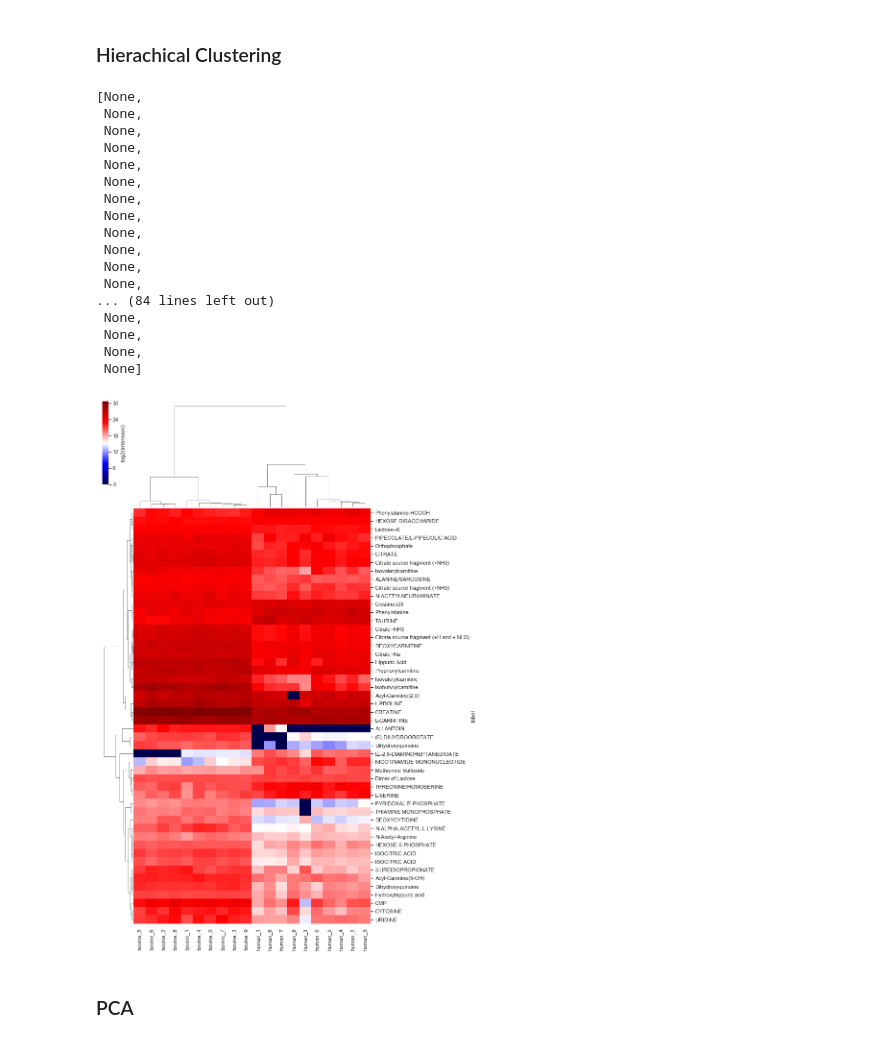
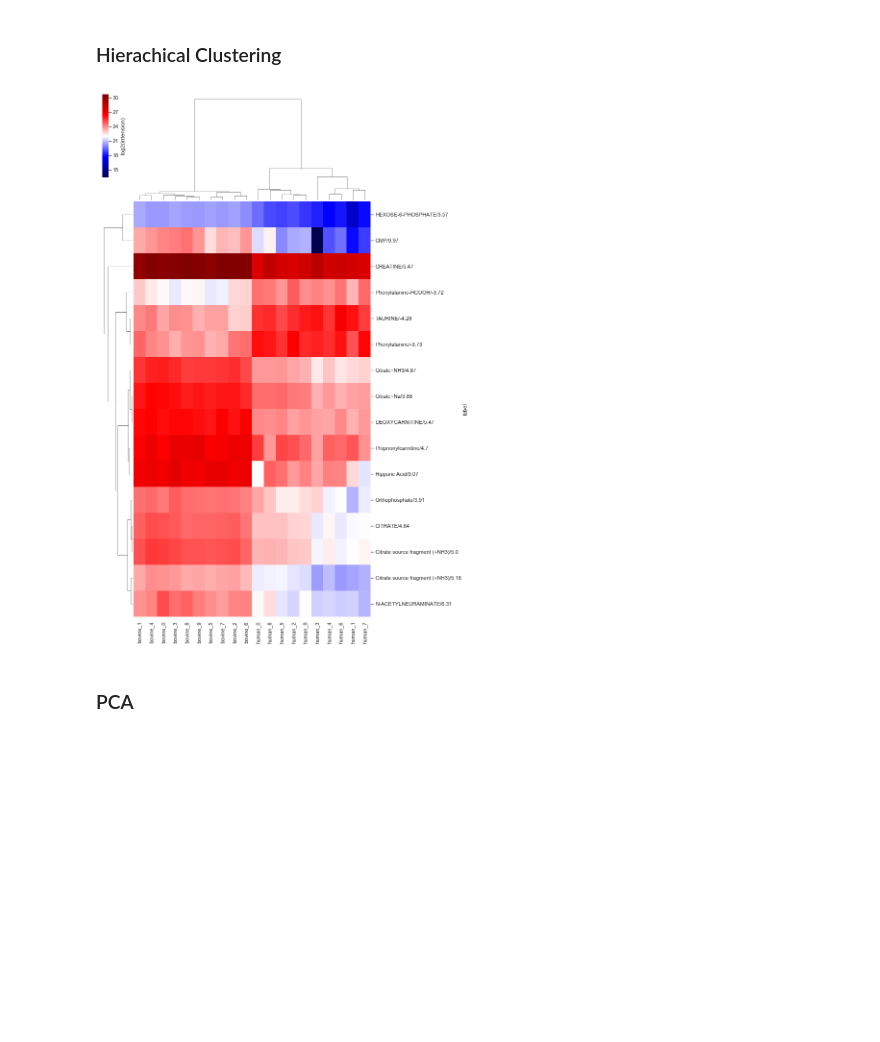
Before and after one commit to lemaslab/rump, a Jupyter notebook: nbs/blank_subtraction.ipynb, the cells around one changed output. Cells and saved outputs as stored; diff of their text form; code cells hidden in the pictures; blank space fills up the shorter version.

```diff
--- a/nbs/blank_subtraction.ipynb
+++ b/nbs/blank_subtraction.ipynb
@@ -169,4 +169,11 @@ import copy
 # %%
-data_matched = data.dropna(subset = ["row identity (main ID)"])
+# data_matched = data.dropna(subset = ["row identity (main ID)"])
+data_matched = both[both.p_value < sign_threshold]
+data_matched = data_matched.dropna(subset = ["row identity (main ID)"])
 # %%
 data_withBS_filtered = copy.deepcopy(data_matched)
+# %%
+n_rows = min(50,
+             len(data_withBS_filtered[data_withBS_filtered.p_value < sign_threshold]),
+             len(data_withBS_filtered[abs(data_withBS_filtered['fold_change' + '(' + str(group1_name) + ' versus ' + str(group2_name) + ')']) >= 3]))
+# n_rows = len(data_withBS_filtered[data_withBS_filtered.p_value < sign_threshold])
@@ -173,5 +184,8 @@ data_withBS_filtered = copy.deepcopy(data_matched)
+# %%
+data_withBS_filtered = data_withBS_filtered[abs(data_withBS_filtered['fold_change' + '(' + str(group1_name) + ' versus ' + str(group2_name) + ')']) >= 3]
 # %%
-data_withBS_filtered = data_withBS_filtered.sort_values(by = "p_value").iloc[0:50]
+data_withBS_filtered = data_withBS_filtered.sort_values(by = 'fold_change' + '(' + str(group1_name) + ' versus ' + str(group2_name) + ')').iloc[0:n_rows]
+# data_withBS_filtered = data_withBS_filtered.sort_values(by = 'p_value').iloc[0:n_rows]
 # %%
 data_withBS_filtered.index = data_withBS_filtered.label
 # %%
@@ -207,26 +221,9 @@ data_withBS_filtered.head()
 import seaborn as sns; sns.set(color_codes=True)
 # %%
 g = sns.clustermap(np.log2(data_withBS_filtered + 1), figsize = (10, 20), xticklabels=True, yticklabels=True, cmap = "seismic", cbar_kws={'label': 'log2(intension)'}, method = 'ward')
-plt.setp(g.ax_heatmap.get_yticklabels(), rotation=0)
+# plt.setp(g.ax_heatmap.get_yticklabels(), rotation=0)
 # %% [output]
-[None,
- None,
- None,
- None,
- None,
- None,
- None,
- None,
- None,
- None,
- None,
- None,
-... (84 lines left out)
- None,
- None,
- None,
- None]
-[figure, old version]
+[figure, new version]
 # %%
 g.savefig("test.png")
 # %% [markdown]
```
Also changed, not shown: parts of 27 cells of this notebook, 6 other files.
